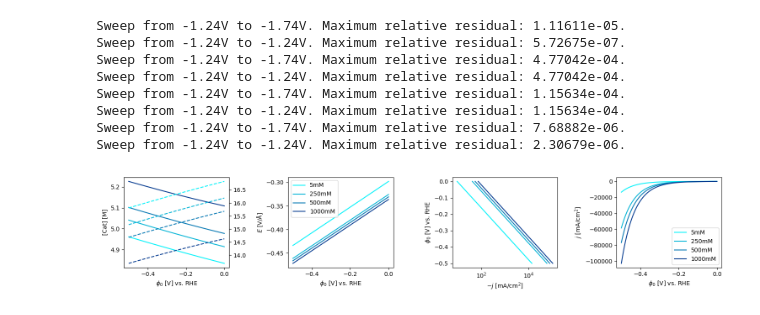
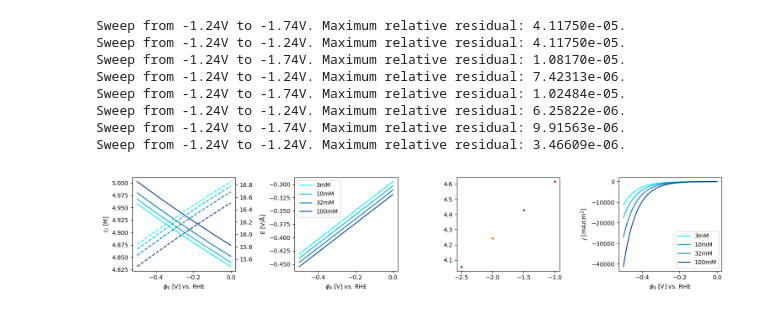
Before and after one commit to lucasdekam/frumkin, a Jupyter notebook: alkaline-her-kinetics.ipynb, the cells around one changed output. Saved outputs shown, nothing was run; the diff lists cells and outputs as text; code cells hidden in the pictures.

```diff
--- a/alkaline-her-kinetics.ipynb
+++ b/alkaline-her-kinetics.ipynb
@@ -13,9 +13,9 @@ p_h = 13
 e_eq_she = -59e-3 * p_h
 e_pzc_she = 0.474
 e_range_she = e_eq_she + np.linspace(-0.5, 0, 100)
-cat_conc_range = [5e-3, 250e-3, 500e-3, 1000e-3] #np.logspace(-2.5, -1, 4) #
+cat_conc_range = np.logspace(-2.5, -1, 4) #
 
-k=1/C.BETA/6.022e-34*C.E_0
+k=1/C.BETA/6.626e-34*C.E_0
 f=C.E_0*C.BETA
 
 red = np.linspace(3, 2, len(cat_conc_range))[::-1]
@@ -33,44 +33,45 @@ for i, c_cat in enumerate(cat_conc_range):
 
     rgb = (red[i]/255, gre[i]/255, blu[i]/255)
 
     efield = np.zeros(e_range_she.shape)
     h2o_0 = np.zeros(e_range_she.shape)
     cat_0 = np.zeros(e_range_she.shape)
     for i, e in enumerate(e_range_she):
         efield[i] = sol.profiles[i].efield[0]
         cat_0[i] = sol.profiles[i].c_dict[r'Cations'][0]
         h2o_0[i] = sol.profiles[i].c_dict[r'Solvent'][0]
 
     ax[0].plot(sol.phi+e_pzc_she-e_eq_she, cat_0, label=f'{c_cat*1e3:.0f}mM', color=rgb)
     ax_h2o.plot(sol.phi+e_pzc_she-e_eq_she, h2o_0, '--', label=f'{c_cat*1e3:.0f}mM', color=rgb)
     ax[1].plot(sol.phi+e_pzc_she-e_eq_she, efield*1e-10, color=rgb, label=f'{c_cat*1e3:.0f}mM')
 
     j = -k * 1 * np.exp(-0.5*f * C.D_ADSORBATE_LAYER * efield)
 
-    ax[2].plot(-j, e_range_she-e_eq_she, color=rgb)
+    # ax[2].plot(-j, e_range_she-e_eq_she, color=rgb)
+    ax[2].plot(np.log10(c_cat), np.log10(np.abs(j))[0], '.')
 
     ax[3].plot(e_range_she-e_eq_she, j, label=f'{c_cat*1e3:.0f}mM', color=rgb)
 
 ax[3].legend()
 ax[1].legend()
 ax[0].set_xlabel(r'$\phi_0$ [V] vs. RHE')
 ax[1].set_xlabel(r'$\phi_0$ [V] vs. RHE')
-ax[2].set_ylabel(r'$\phi_0$ [V] vs. RHE')
-ax[0].set_ylabel(r'[Cat] [M]')
+# ax[2].set_ylabel(r'$\phi_0$ [V] vs. RHE')
+ax[0].set_ylabel(r'$c_i$ [M]')
 ax[1].set_ylabel(r'$E$ [V/Å]')
-ax[2].set_xlabel(r'$-j$ [mA/cm$^2$]')
-ax[2].set_xscale('log')
+# ax[2].set_xlabel(r'$-j$ [mA/cm$^2$]')
+# ax[2].set_xscale('log')
 ax[3].set_xlabel(r'$\phi_0$ [V] vs. RHE')
 ax[3].set_ylabel(r'$j$ [mA/cm$^2$]')
 
 plt.tight_layout()
 # %% [output]
-Sweep from -1.24V to -1.74V. Maximum relative residual: 1.11611e-05.
-Sweep from -1.24V to -1.24V. Maximum relative residual: 5.72675e-07.
-Sweep from -1.24V to -1.74V. Maximum relative residual: 4.77042e-04.
-Sweep from -1.24V to -1.24V. Maximum relative residual: 4.77042e-04.
-Sweep from -1.24V to -1.74V. Maximum relative residual: 1.15634e-04.
-Sweep from -1.24V to -1.24V. Maximum relative residual: 1.15634e-04.
-Sweep from -1.24V to -1.74V. Maximum relative residual: 7.68882e-06.
-Sweep from -1.24V to -1.24V. Maximum relative residual: 2.30679e-06.
+Sweep from -1.24V to -1.74V. Maximum relative residual: 4.11750e-05.
+Sweep from -1.24V to -1.24V. Maximum relative residual: 4.11750e-05.
+Sweep from -1.24V to -1.74V. Maximum relative residual: 1.08170e-05.
+Sweep from -1.24V to -1.24V. Maximum relative residual: 7.42313e-06.
+Sweep from -1.24V to -1.74V. Maximum relative residual: 1.02484e-05.
+Sweep from -1.24V to -1.24V. Maximum relative residual: 6.25822e-06.
+Sweep from -1.24V to -1.74V. Maximum relative residual: 9.91563e-06.
+Sweep from -1.24V to -1.24V. Maximum relative residual: 3.46609e-06.
-[figure, old version]
+[figure, new version]
```
Also changed, not shown: parts of 4 cells of this notebook.
